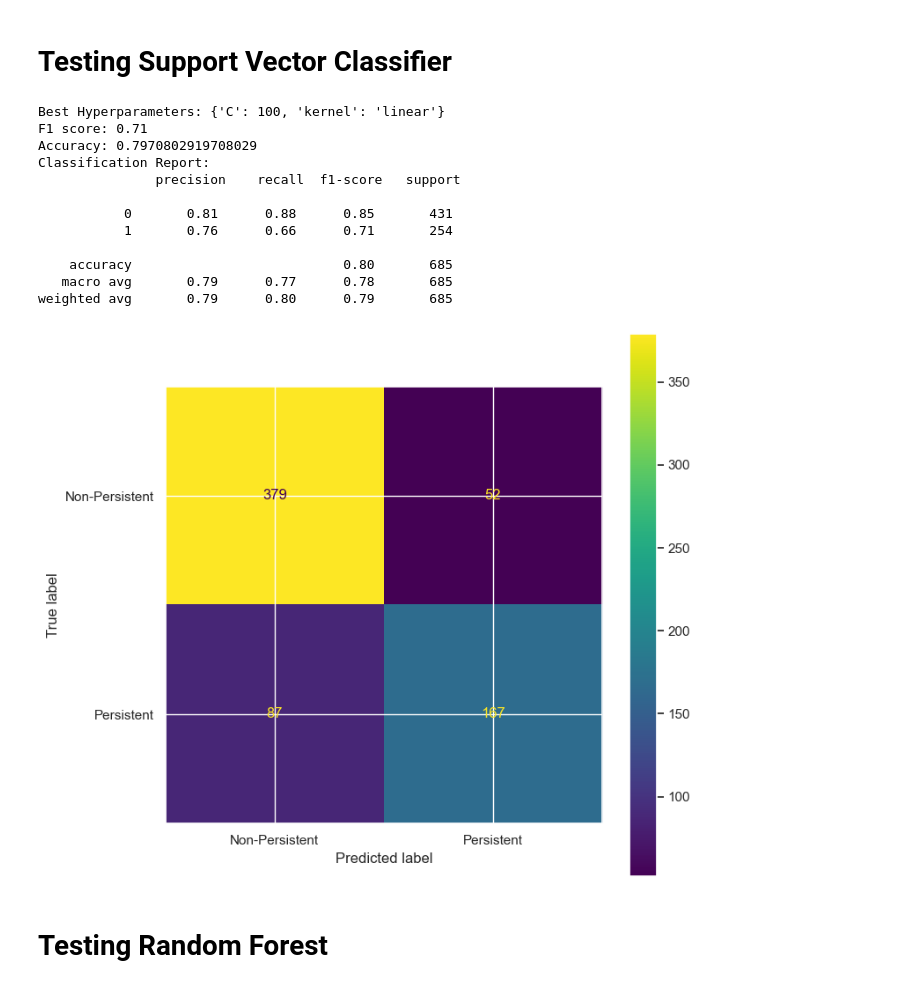
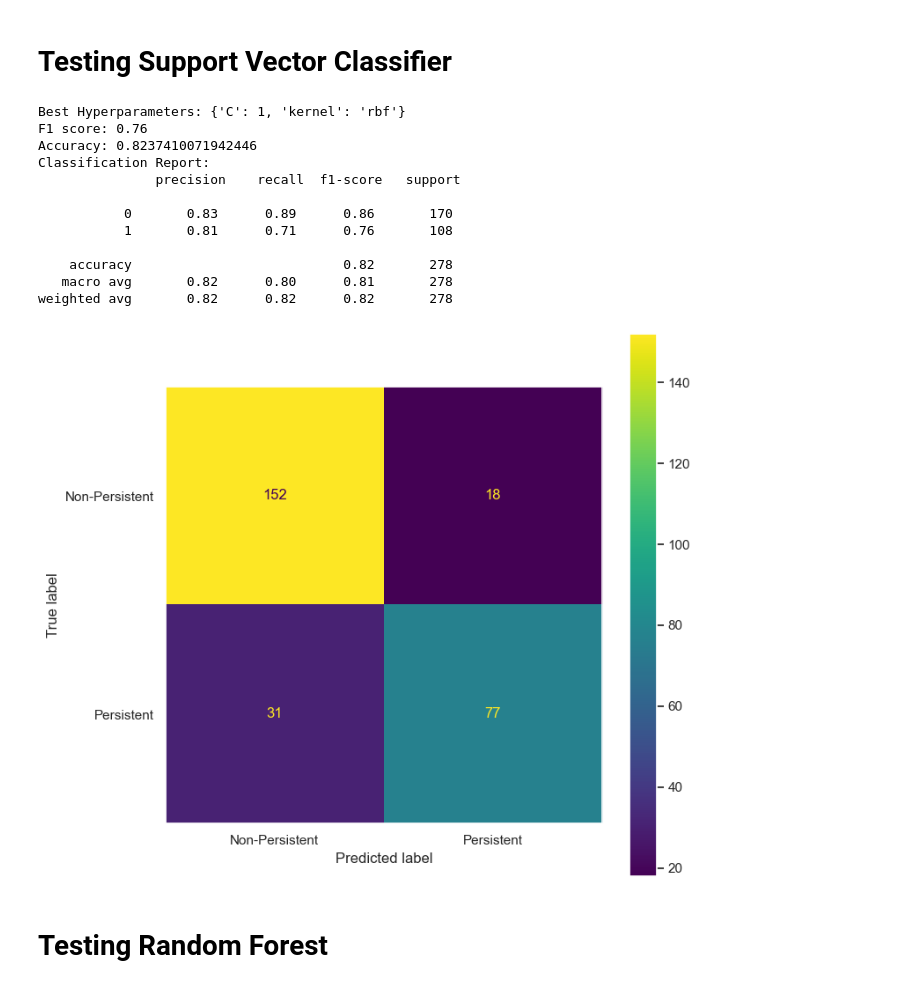
Before and after one commit to shezkh/Healthcare-Project, a Jupyter notebook: src/Healthcare_final.ipynb, the cells around one changed output. Saved outputs shown, nothing was run; the diff lists cells and outputs as text; code cells hidden in the pictures.

```diff
--- a/src/Healthcare_final.ipynb
+++ b/src/Healthcare_final.ipynb
@@ -1149,6 +1191,8 @@ df = drug_df.drop(labels=["ptid", "gender", "race", "ethnicity", "ntm_speciality
                      "risk_untreated_chronic_hypogonadism", "risk_untreated_early_menopause", "risk_patient_parent_fractured_their_hip",
                      "risk_chronic_liver_disease", "risk_low_calcium_intake", "risk_poor_health_frailty", "risk_excessive_thinness",
                      "risk_hysterectomy_oophorectomy", "risk_estrogen_deficiency", "risk_immobilization", "risk_recurring_falls",
+                     'frag_frac_prior_ntm',  'frag_frac_during_rx', 'risk_segment_prior_ntm', 'tscore_bucket_prior_ntm',
+                     'risk_segment_during_rx', 'tscore_bucket_during_rx', 'change_t_score', 'change_risk_segment',
                      "dexa_freq_during_rx"], axis=1)
 df.info()
 # %% [output]
@@ -1186,7 +1230,9 @@ for col in categorical_columns:
 # %%
 from sklearn.model_selection import train_test_split
 X, y = df.drop(["persistency_flag"], axis=1), df["persistency_flag"]
-X_train, X_test, y_train, y_test = train_test_split(X, y, test_size=0.2, random_state=42, shuffle=True)
+X_train, X_test, y_train, y_test = train_test_split(X, y, test_size=0.1, random_state=42, shuffle=True)
+# %%
+X_train, X_val, y_train, y_val = train_test_split(X_train, y_train, test_size=0.1, random_state=42, shuffle=True)
 # %% [markdown]
 # Testing Logistic Regression
 # %%
@@ -1258,11 +1300,6 @@ weighted avg       0.81      0.81      0.80       685
 # %% [markdown]
 # Testing Support Vector Classifier
 # %%
-from sklearn.svm import SVC
-from sklearn.model_selection import GridSearchCV
-from sklearn.metrics import make_scorer, accuracy_score, confusion_matrix, ConfusionMatrixDisplay, classification_report, f1_score
-import matplotlib.pyplot as plt
-
 param_grid = {
     'C': [0.001, 0.01, 0.1, 1, 10, 100],
     'kernel': ['linear', 'rbf']
@@ -1275,54 +1312,55 @@ f1_scorer = make_scorer(f1_score)
 grid_search = GridSearchCV(model, param_grid, cv=5, scoring=f1_scorer)
 grid_search.fit(X_train, y_train)
 
 # Get the best hyperparameters
 best_params = grid_search.best_params_
 print("Best Hyperparameters:", best_params)
 
-# Train a Logistic Regression model with the best hyperparameters
-best_model = SVC(**best_params)
-best_model.fit(X_train, y_train)
+# Train a SVC model with the best hyperparameters
+svc_model = SVC(**best_params)
+svc_model.fit(X_train, y_train)
 
 # Predict on the test set using the best model
-y_pred = best_model.predict(X_test)
+y_pred = svc_model.predict(X_val)
 
 # Evaluate accuracy
-f1_score_ = f1_score(y_test, y_pred)
+f1_score_ = f1_score(y_val, y_pred)
 print(f"F1 score: {f1_score_:.2f}")
-accuracy = accuracy_score(y_test, y_pred)
+accuracy = accuracy_score(y_val, y_pred)
 print("Accuracy:",accuracy)
 
 # Display classification report
-print("Classification Report:\n", classification_report(y_test, y_pred))
+print("Classification Report:\n", classification_report(y_val, y_pred))
 
-conf_matrix = confusion_matrix(y_test, y_pred)
+conf_matrix = confusion_matrix(y_val, y_pred)
 
 # Print the confusion matrix
 cm_display = ConfusionMatrixDisplay(confusion_matrix=conf_matrix, display_labels=["Non-Persistent", "Persistent"])
 
 cm_display.plot()
+plt.grid(False)
 plt.show()
 
 # Creating a dictionary that stores f1 score and accuracy for each model
-precision, recall, f1, support = precision_recall_fscore_support(y_test, y_pred, average=None)
+precision, recall, f1, support = precision_recall_fscore_support(y_val, y_pred, average=None)
 f1 = np.round(f1,2)
-metric['SVM'] = {'F1_P': f1[0],
-                                 'F1_NP': f1[1],
-                                 'Accuracy': np.round(accuracy,2)}
+metric['SVM'] = {'F1_NP': f1[0],
+                 'F1_P': f1[1],
+                 'Accuracy': np.round(accuracy,2)}
 # %% [output]
-Best Hyperparameters: {'C': 100, 'kernel': 'linear'}
-F1 score: 0.71
-Accuracy: 0.7970802919708029
+Best Hyperparameters: {'C': 1, 'kernel': 'rbf'}
+F1 score: 0.76
+Accuracy: 0.8237410071942446
 Classification Report:
                precision    recall  f1-score   support
 
-           0       0.81      0.88      0.85       431
-           1       0.76      0.66      0.71       254
+           0       0.83      0.89      0.86       170
+           1       0.81      0.71      0.76       108
 
-    accuracy                           0.80       685
-   macro avg       0.79      0.77      0.78       685
-weighted avg       0.79      0.80      0.79       685
+    accuracy                           0.82       278
+   macro avg       0.82      0.80      0.81       278
+weighted avg       0.82      0.82      0.82       278
-[figure, old version]
+[figure, new version]
 # %% [markdown]
 # Testing Random Forest
 # %%
```
Also changed, not shown: parts of 18 cells of this notebook.
